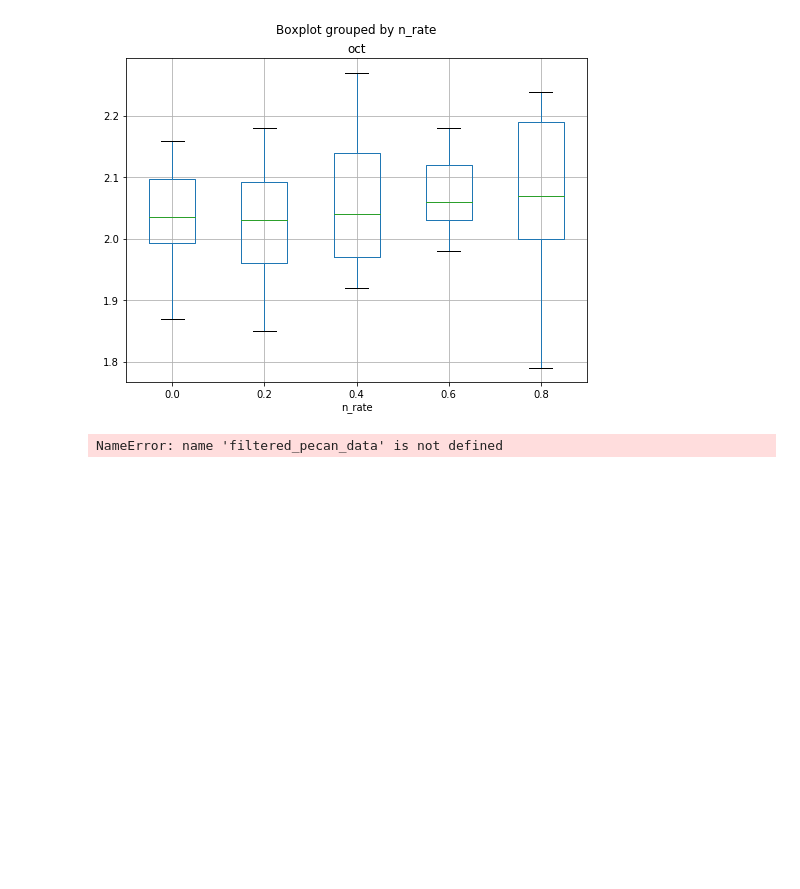
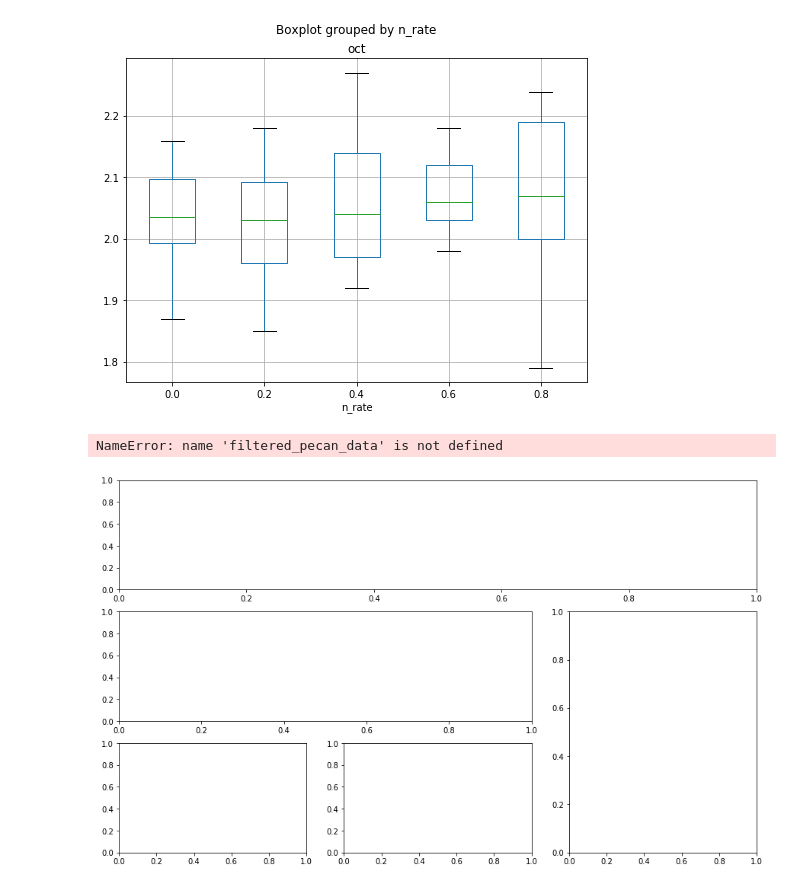
Before and after one commit to nathaliagg/carpentry_internal_workshop_mar22, a Jupyter notebook: raw_plotting_and _stats.ipynb, the cells around one changed output. Drawn from its saved outputs; the diff is of its cells as text; code cells hidden in the pictures; blank space fills up the shorter version.

```diff
--- a/python_data_plotting_and_statistcs.ipynb
+++ b/raw_plotting_and _stats.ipynb
@@ -461,3 +461,14 @@ plt.legend((p1[0], p2[0]), ('July', 'October'), loc=4, ncol=2, framealpha=1)
 plt.show()
 # %% [output]
 NameError: name 'filtered_pecan_data' is not defined
+# %%
+from matplotlib.gridspec import GridSpec
+gs = GridSpec(3, 3)
+f = plt.figure(figsize=(15, 9))
+ax1 = f.add_subplot(gs[0, :])
+ax2 = f.add_subplot(gs[1, :2])
+ax3 = f.add_subplot(gs[2, 0])
+ax4 = f.add_subplot(gs[2, 1])
+ax5 = f.add_subplot(gs[1:, 2])
+# %% [output]
+[figure, added]
```
Also changed, not shown: 9 other files.
